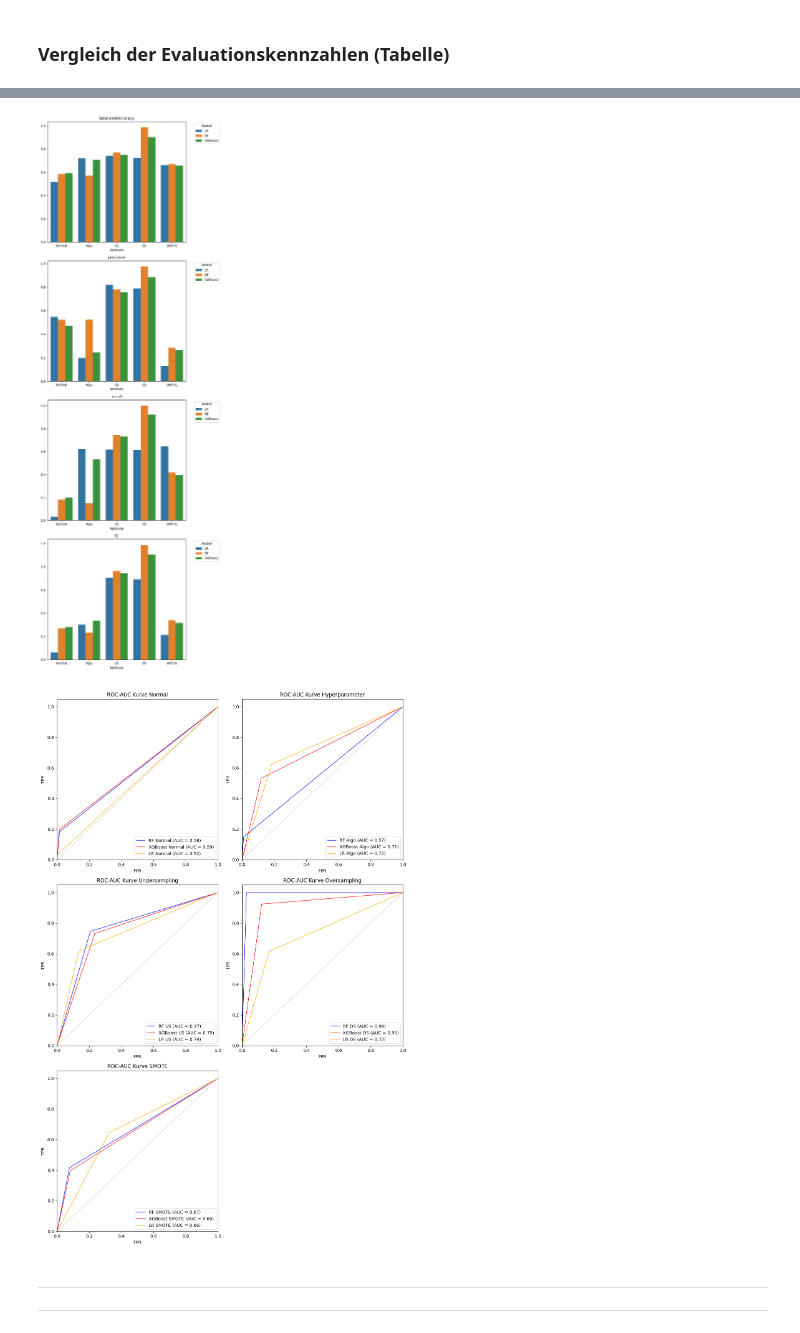
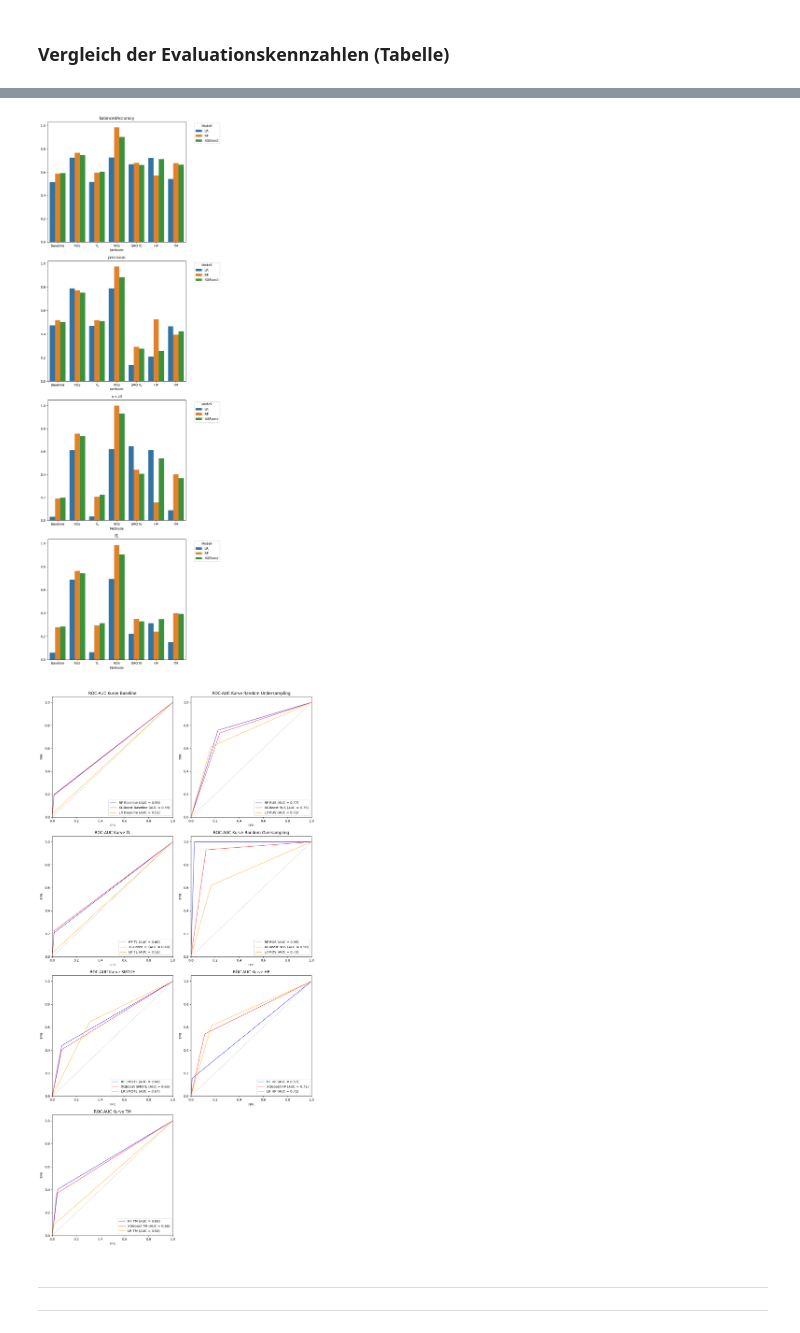
Before and after one commit to juliisch/MALE01, a Jupyter notebook: MALE01_ImbalancedData_JuliaSchmid.ipynb, the cells around one changed output, grey strips where cells are left out. Drawn from its saved outputs; the diff is of its cells as text; code cells hidden in the pictures.

Commit message:
Hinzunahme der TM und TL Methode

```diff
--- a/MALE01_ImbalancedData_JuliaSchmid.ipynb
+++ b/MALE01_ImbalancedData_JuliaSchmid.ipynb
@@ -341,9 +429,9 @@ df_result, roc_data_us = runAndPredict(X_train_us_scaled, y_train_us, X_test_us_
 print('Ursprüngliche Klassenvertilung %s' % Counter(y))
 
 ros = RandomOverSampler(sampling_strategy='minority')
-X_os, y_os = ros.fit_resample(X, y)
+X_ros, y_ros = ros.fit_resample(X, y)
 
-print('Neue Klassenverteilung mit Oversampling:', Counter(y_os))
+print('Neue Klassenverteilung mit Oversampling:', Counter(y_ros))
 
-X_train_os, X_test_os, y_train_os, y_test_os = train_test_split(X_os, y_os, test_size = 0.2, random_state = 123)
+X_train_ros, X_test_ros, y_train_ros, y_test_ros = train_test_split(X_ros, y_ros, test_size = 0.2, random_state = 123)
 # %% [output]
@@ -352,9 +440,9 @@ Neue Klassenverteilung mit Oversampling: Counter({1: 111912, 0: 111912})
 # %%
 # Skalierung
 scaler = StandardScaler()
-X_train_os_scaled = scaler.fit_transform(X_train_os)
-X_test_os_scaled = scaler.transform(X_test_os)
+X_train_ros_scaled = scaler.fit_transform(X_train_ros)
+X_test_ros_scaled = scaler.transform(X_test_ros)
 # %%
 # Anwendung der Funktion runAndPredict mit Oversampling
-df_result, roc_data_os = runAndPredict(X_train_os_scaled, y_train_os, X_test_os_scaled, y_test_os, df_result, 'OS' )
+df_result, roc_data_ros = runAndPredict(X_train_ros_scaled, y_train_ros, X_test_ros_scaled, y_test_ros, df_result, 'ROS' )
 # %% [output]
@@ -435,6 +526,6 @@ Maximale Wert rocAuc = 0.9862038073908175 beim Modell RF-OS.
 # %%
 # Methoden-Liste
-resampling_methods = ["Normal", "Algo", "US", "OS", "SMOTE"]
+resampling_methods = ["Baseline", "RUS", "TL",  "ROS", "SMOTE", "HP", "TM", ]
 
 # Metriken-Liste
 metrics = ["balancedAccuracy", "precision", "recall", "f1"]
@@ -450,10 +541,10 @@ for ax, i in zip(axes, metrics):
 
 plt.tight_layout()
 # Gesamt-Grafik speichern
-plt.savefig("graphics/evaluation_metrics.png", dpi=300, bbox_inches="tight")
+plt.savefig("output/evaluation_metrics.png", dpi=300, bbox_inches="tight")
 plt.show()
 # %% [output]
-[figure, old version]
+[figure, new version]
 # %%
 '''
 Funktion:       Erstellung ROC-AUC-Kurve für die verschiedenen Methoden zur Behebung unausgeglichener Daten
@@ -475,38 +566,40 @@ def plot_roc_curves(roc_data_list, methodTitles):
         'XGBoost': 'red',
         'LR': 'orange'
     }
 
     # Pro Methode werden pro Modell die dazugehörige ROC-AUC-Kurve in die Grafik eingezeichnet
     for idx, (roc_data, methodTitles) in enumerate(zip(roc_data_list, methodTitles)):
         ax = axes[idx]
 
         for model_name, (fpr, tpr, auc) in roc_data.items():
             ax.plot(fpr, tpr, color=colors.get(model_name.split()[0], 'black'), lw=1,
                     label=f'{model_name} (AUC = {auc:.2f})')
 
         ax.plot([0, 1], [0, 1], color='gray', lw=0.5, linestyle='--')
         ax.set_xlim([0.0, 1.0])
         ax.set_ylim([0.0, 1.05])
         ax.set_xlabel('FPR')
         ax.set_ylabel('TPR')
         ax.set_title(f'ROC-AUC Kurve {methodTitles}')
         ax.legend(loc="lower right")
 
     if num_plots % 2 != 0:
         fig.delaxes(axes[-1])
 
     plt.tight_layout()
     # Gesamt-Grafik speichern
-    plt.savefig('graphics/evaluation_roc_auc.png', dpi=300, bbox_inches="tight")
+    plt.savefig('output/evaluation_roc_auc.png', dpi=300, bbox_inches="tight")
     plt.show()
 
 
-roc_data_list = [roc_data, roc_data_algo, roc_data_us, roc_data_os, roc_data_smote] # Speicherung der einzelnen ROC-Daten in einer Liste
-titles = ['Normal', 'Hyperparameter', 'Undersampling', 'Oversampling', 'SMOTE']
-# ROC-Kurven-Plots
+roc_data_list = [roc_data,  roc_data_rus, roc_data_tl, roc_data_ros, roc_data_smote, roc_data_hp, roc_data_tm] # ROC-Daten-Liste
+titles = ['Baseline', 'Random Undersampling', "TL", 'Random Oversampling', 'SMOTE', 'HP', "TM"] # Methodennamen-Liste
 plot_roc_curves(roc_data_list, titles)
+
+
+resampling_methods = ["Baseline", "RUS", "TL",  "ROS", "SMOTE", "HP", "TM", ]
 # %% [output]
-[figure, old version]
+[figure, new version]
 # %% [markdown]
 ***
 ***
```
Also changed, not shown: parts of 46 cells of this notebook, 13 other files.
